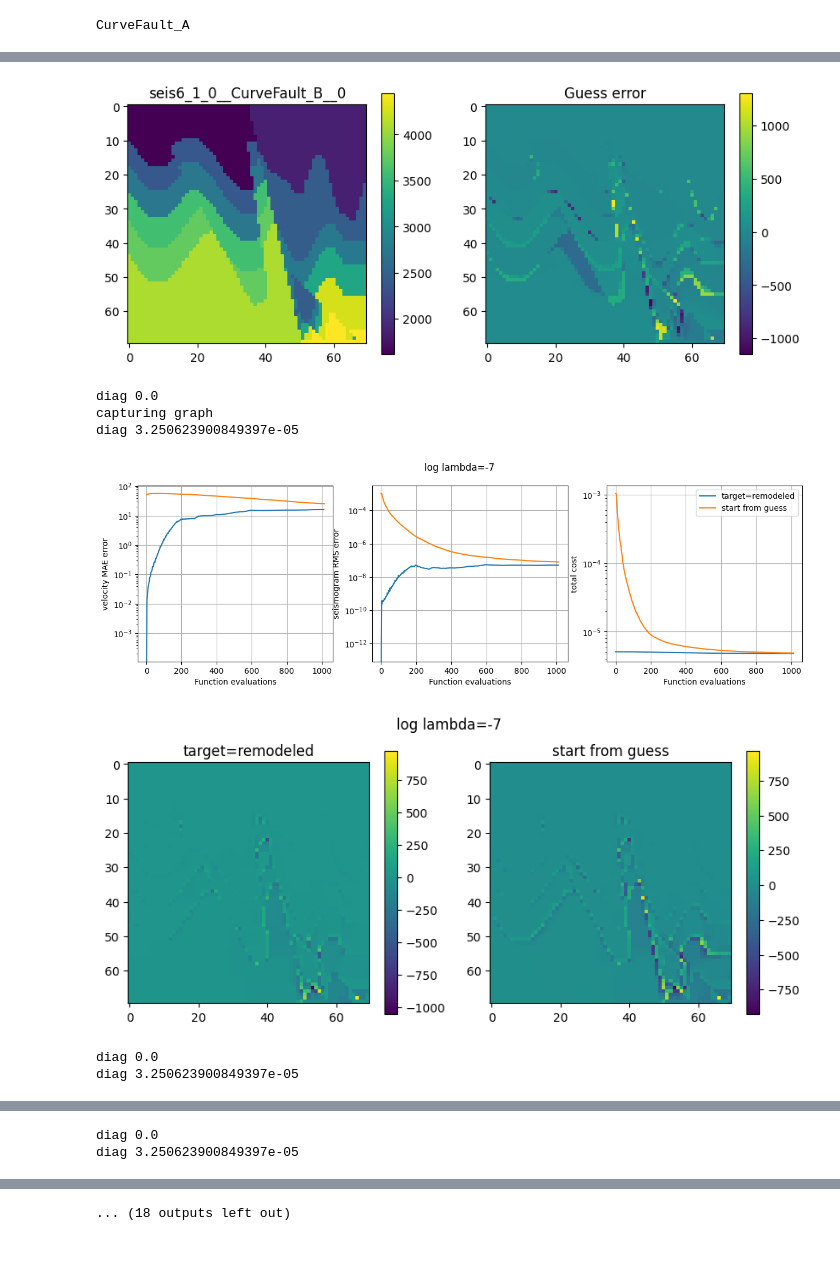
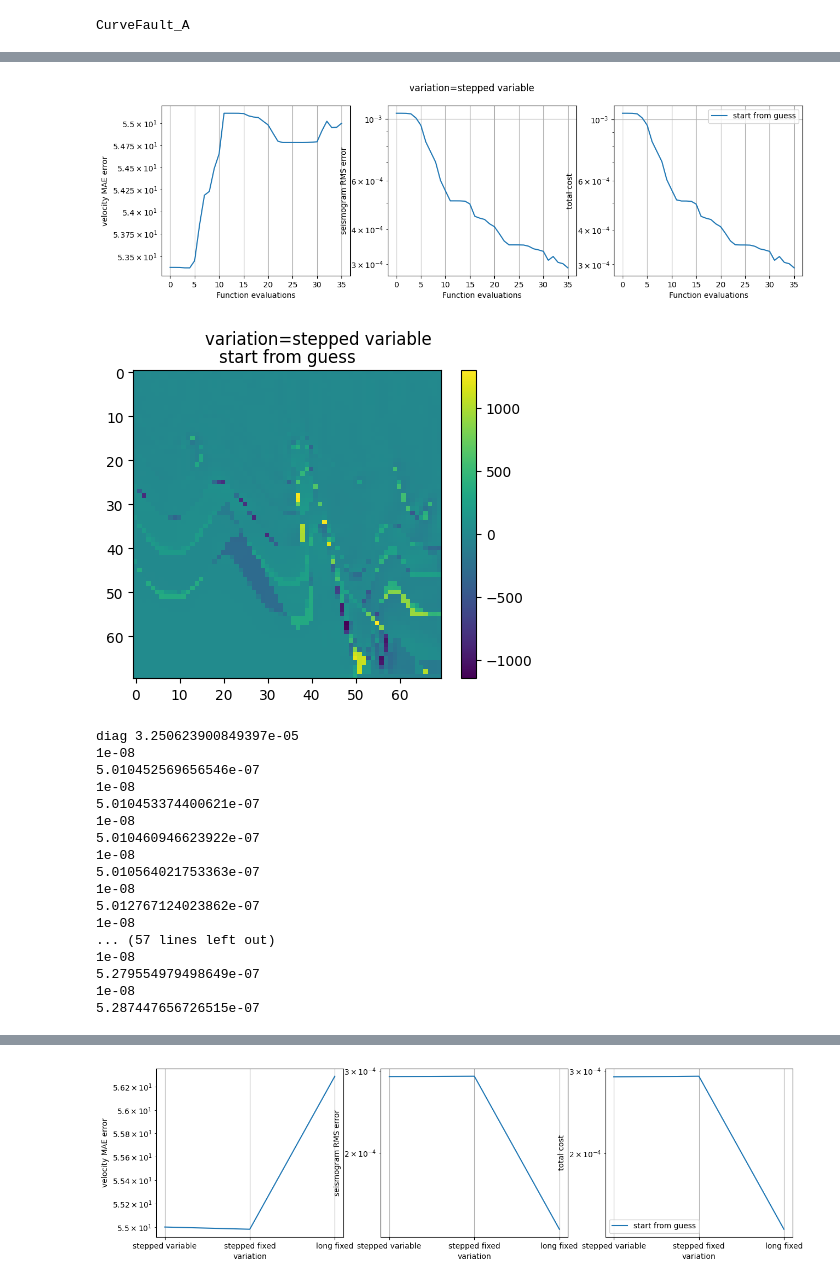
Before and after one commit to jcottaar/seismic, a Jupyter notebook: analysis/run_diagnostics2DTV.ipynb, the cells around one changed output, grey strips where cells are left out. Cells and saved outputs as stored; diff of their text form; code cells hidden in the pictures; blank space fills up the shorter version.

Commit message:
Lambda list

```diff
--- a/analysis/run_diagnostics2DTV.ipynb
+++ b/analysis/run_diagnostics2DTV.ipynb
@@ -24,8 +24,8 @@ Loading:  /seismic/models/brendan/unet2d_caformer_seed3_epochbest.pt
 n_models: 1
 # %%
 data=kgs.load_all_train_data()
-d = data[11]
-print(d.family)
+#d = data[11]
+#print(d.family)
 # %% [output]
 CurveFault_A
 # %%
@@ -67,14 +67,26 @@ model.prior.λ = 10**-8
 model.show_convergence=True
 model.iter_list = [1000]
 
-do_which_list = [True,False,True]
+do_which_list = [False,False,True]
 
 def param_func(model,value):
-    model.prior.λ = 10**value
+    match value:
+        case 'long fixed':
+            model.iter_list = [3000]
+            model.lambda_list = [1e-8]
+        case 'stepped fixed':
+            model.iter_list = [1000,1000,1000]
+            model.lambda_list = [1e-8,1e-8,1e-8]
+        case 'stepped variable':
+            model.iter_list = [1000,1000,1000]
+            model.lambda_list = [1e-7,1e-8,1e-9]
+        case _:
+            raise 'stop'
+    #model.iter_list = [ii//100 for ii in model.iter_list]
     return model
 
-param_values = [-7,-6,-5]
-param_name = "log lambda"
+param_values = ['stepped variable',  'stepped fixed', 'long fixed']
+param_name = "variation"
 
 
 for d in data[1000:]:
@@ -84,8 +113,19 @@ capturing graph
-[figure]
-diag 0.0
-capturing graph
-diag 3.250623900849397e-05
-[figure, old version]
+[figure, new version]
-[figure, old version]
+[figure, new version]
-diag 0.0
-diag 3.250623900849397e-05
+diag 3.250623900849397e-05
+1e-08
+5.010452569656546e-07
+1e-08
+5.010453374400621e-07
+1e-08
+5.010460946623922e-07
+1e-08
+5.010564021753363e-07
+1e-08
+5.012767124023862e-07
+1e-08
+... (57 lines left out)
+1e-08
+5.279554979498649e-07
+1e-08
+5.287447656726515e-07
@@ -94,2 +133,0 @@ diag 3.250623900849397e-05
-diag 0.0
-diag 3.250623900849397e-05
@@ -99 +154 @@ diag 3.250623900849397e-05
-... (18 outputs left out)
+[figure, added]
```
Also changed, not shown: parts of 2 cells of this notebook, 3 other files.
